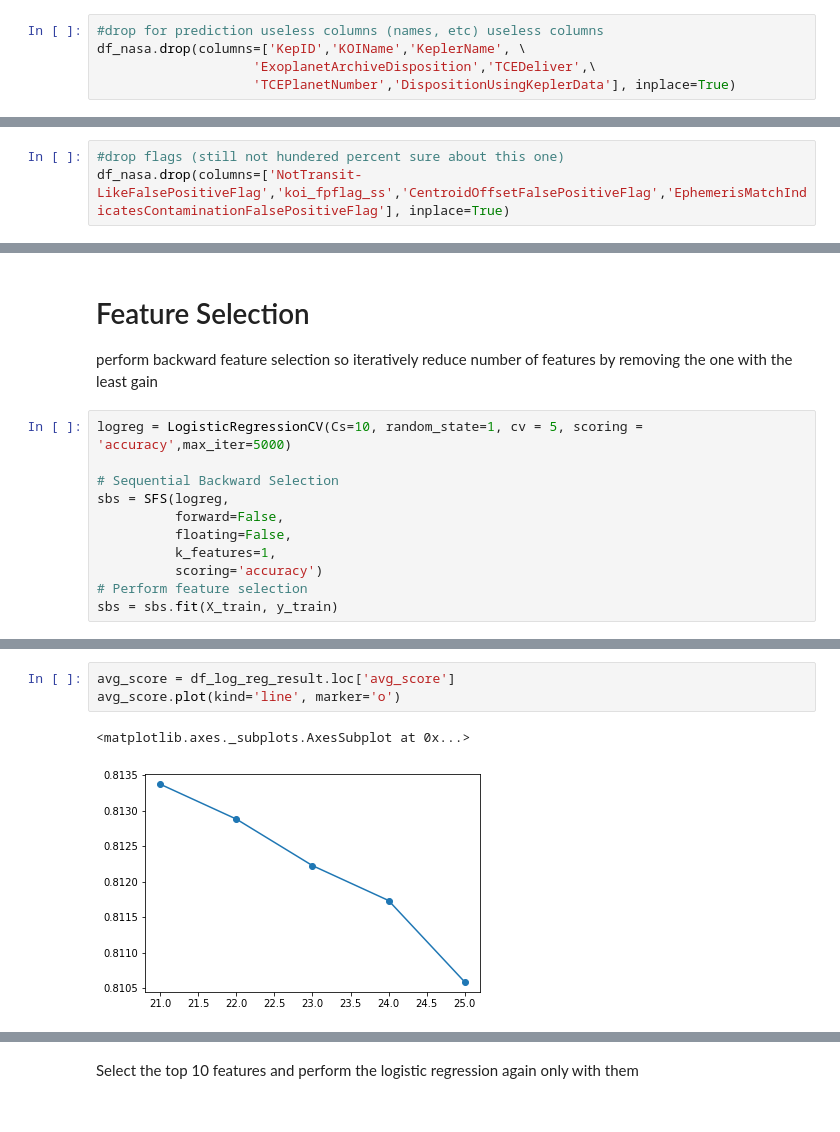
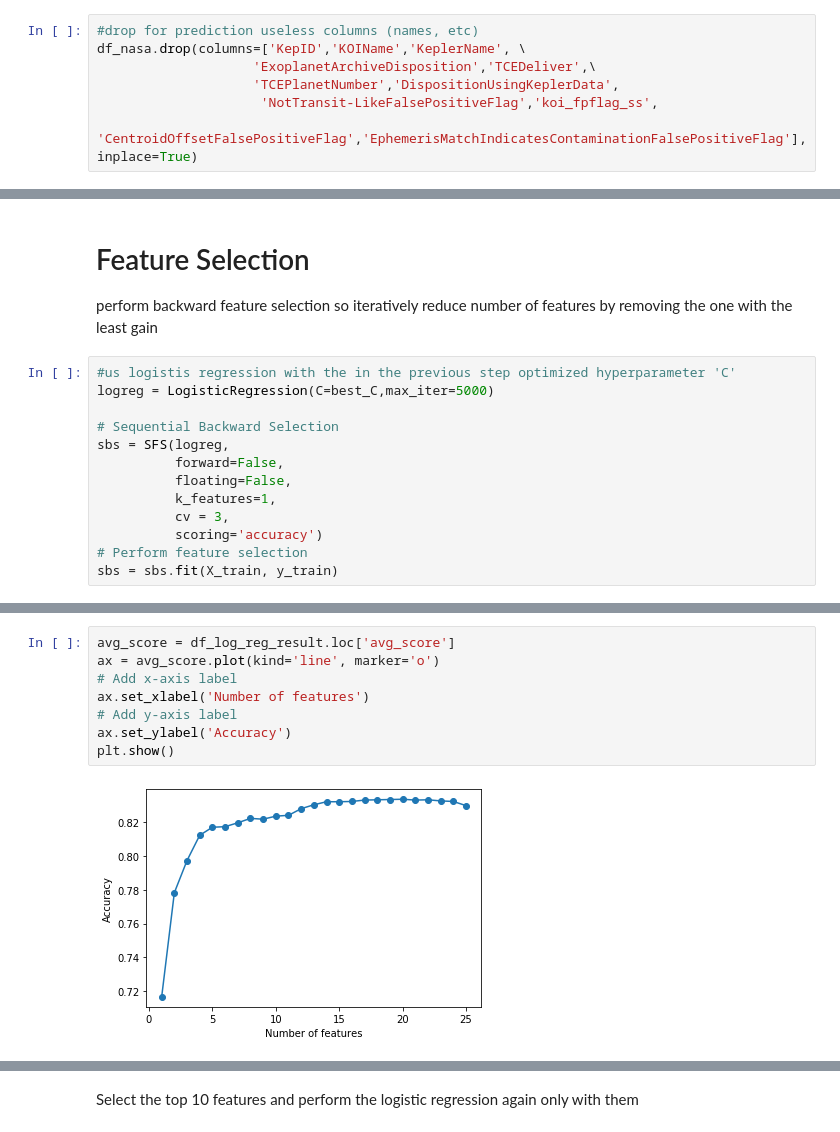
Before and after one commit to jezu1/ML_NASAProject, a Jupyter notebook: Machine_Learning_final_version.ipynb, the cells around one changed output, grey strips where cells are left out. Drawn from its saved outputs; the diff is of its cells as text.

```diff
--- a/Machine_Learning_final_version.ipynb
+++ b/Machine_Learning_final_version.ipynb
@@ -229,5 +177,7 @@ the following columns are useless for predictions and can be dropped
 # %%
-#drop for prediction useless columns (names, etc) useless columns
+#drop for prediction useless columns (names, etc)
 df_nasa.drop(columns=['KepID','KOIName','KeplerName', \
                     'ExoplanetArchiveDisposition','TCEDeliver',\
-                    'TCEPlanetNumber','DispositionUsingKeplerData'], inplace=True)
+                    'TCEPlanetNumber','DispositionUsingKeplerData',
+                     'NotTransit-LikeFalsePositiveFlag','koi_fpflag_ss',
+                     'CentroidOffsetFalsePositiveFlag','EphemerisMatchIndicatesContaminationFalsePositiveFlag'], inplace=True)
@@ -343,6 +288,3 @@ to be able to sum the values we first have to impute the missing values as some
-# %%
-#drop flags (still not hundered percent sure about this one)
-df_nasa.drop(columns=['NotTransit-LikeFalsePositiveFlag','koi_fpflag_ss','CentroidOffsetFalsePositiveFlag','EphemerisMatchIndicatesContaminationFalsePositiveFlag'], inplace=True)
 # %% [markdown]
 # Split data in train and test
 # %%
@@ -570,13 +505,15 @@ result_df = append_results('Logistic Regression','Performed feature selection',
 
 perform backward feature selection so iteratively reduce number of features by removing the one with the least gain
 # %%
-logreg = LogisticRegressionCV(Cs=10, random_state=1, cv = 5, scoring = 'accuracy',max_iter=5000)
+#us logistis regression with the in the previous step optimized hyperparameter 'C'
+logreg = LogisticRegression(C=best_C,max_iter=5000)
 
 # Sequential Backward Selection
 sbs = SFS(logreg,
           forward=False,
           floating=False,
           k_features=1,
+          cv = 3,
           scoring='accuracy')
 # Perform feature selection
 sbs = sbs.fit(X_train, y_train)
@@ -597,9 +533,13 @@ display(df_log_reg_result)
 # %%
 avg_score = df_log_reg_result.loc['avg_score']
-avg_score.plot(kind='line', marker='o')
+ax = avg_score.plot(kind='line', marker='o')
+# Add x-axis label
+ax.set_xlabel('Number of features')
+# Add y-axis label
+ax.set_ylabel('Accuracy')
+plt.show()
 # %% [output]
-<matplotlib.axes._subplots.AxesSubplot at 0x...>
-[figure, old version]
+[figure, new version]
 # %%
 #print all the avergae accuracy
 for column in df_log_reg_result.columns:
```
Also changed, not shown: parts of 114 cells of this notebook.
